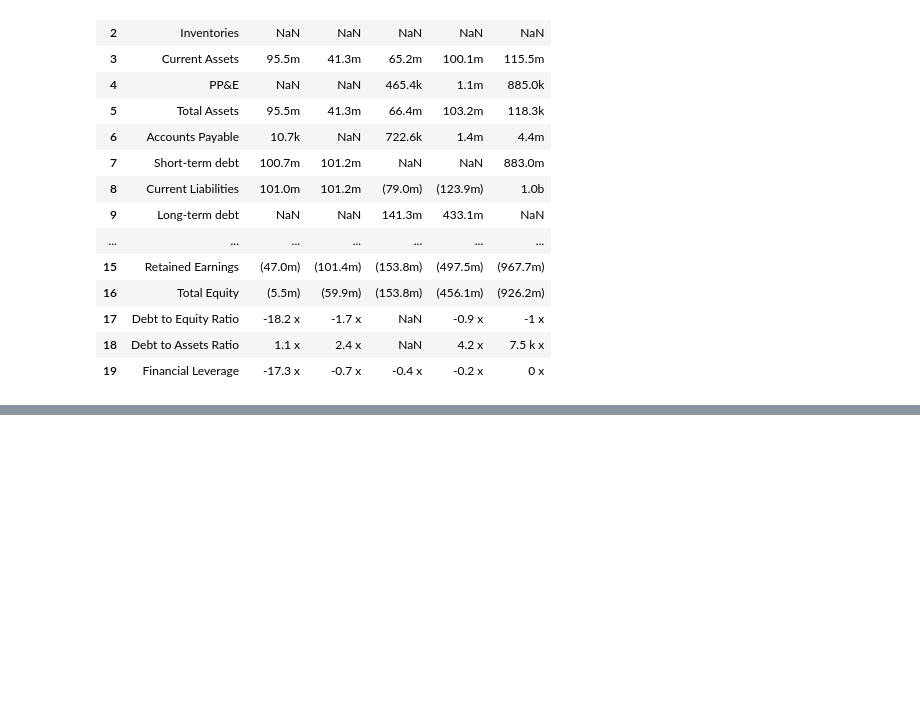
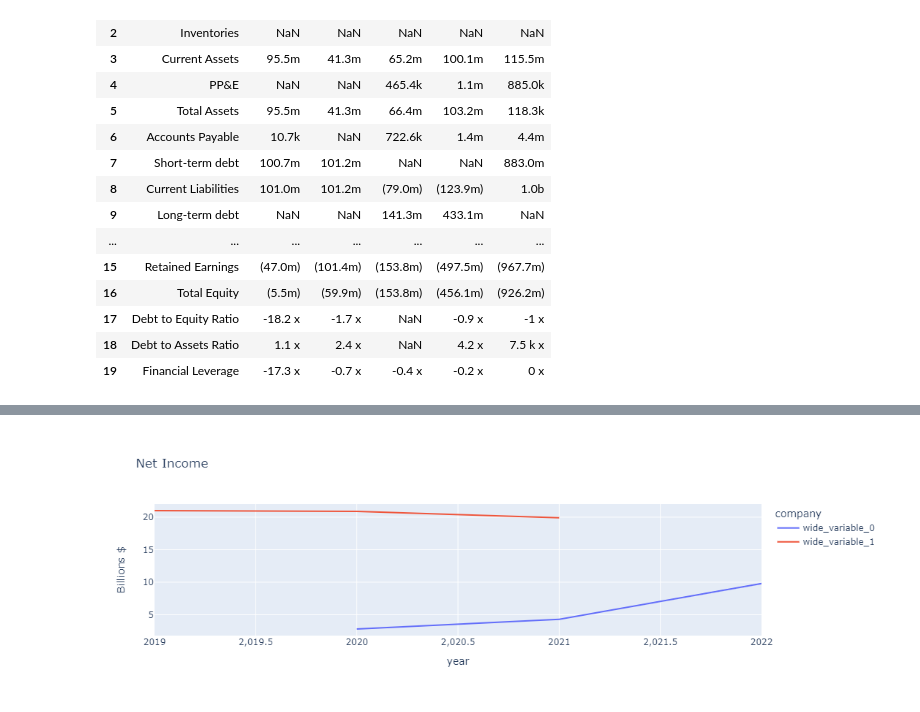
Before and after one commit to 1hachem/ScrapCo, a Jupyter notebook: presenation.ipynb, the cells around one changed output, grey strips where cells are left out. Saved outputs shown, nothing was run; the diff lists cells and outputs as text; code cells hidden in the pictures; blank space fills up the shorter version.

```diff
--- a/presenation.ipynb
+++ b/presenation.ipynb
@@ -179,0 +178,5 @@ pd.read_csv("data/company_contacts/deepmind.csv")
+# %%
+fig = ex.line(x=intel_years,y=[nvidia_net,intel_net], labels={"x":"year","value":"Billions $", "variable":"company"}, title= "Net Income")
+fig.show()
+# %% [output]
+[figure, added]
```
Also changed, not shown: parts of 19 cells of this notebook, 29 other files.
